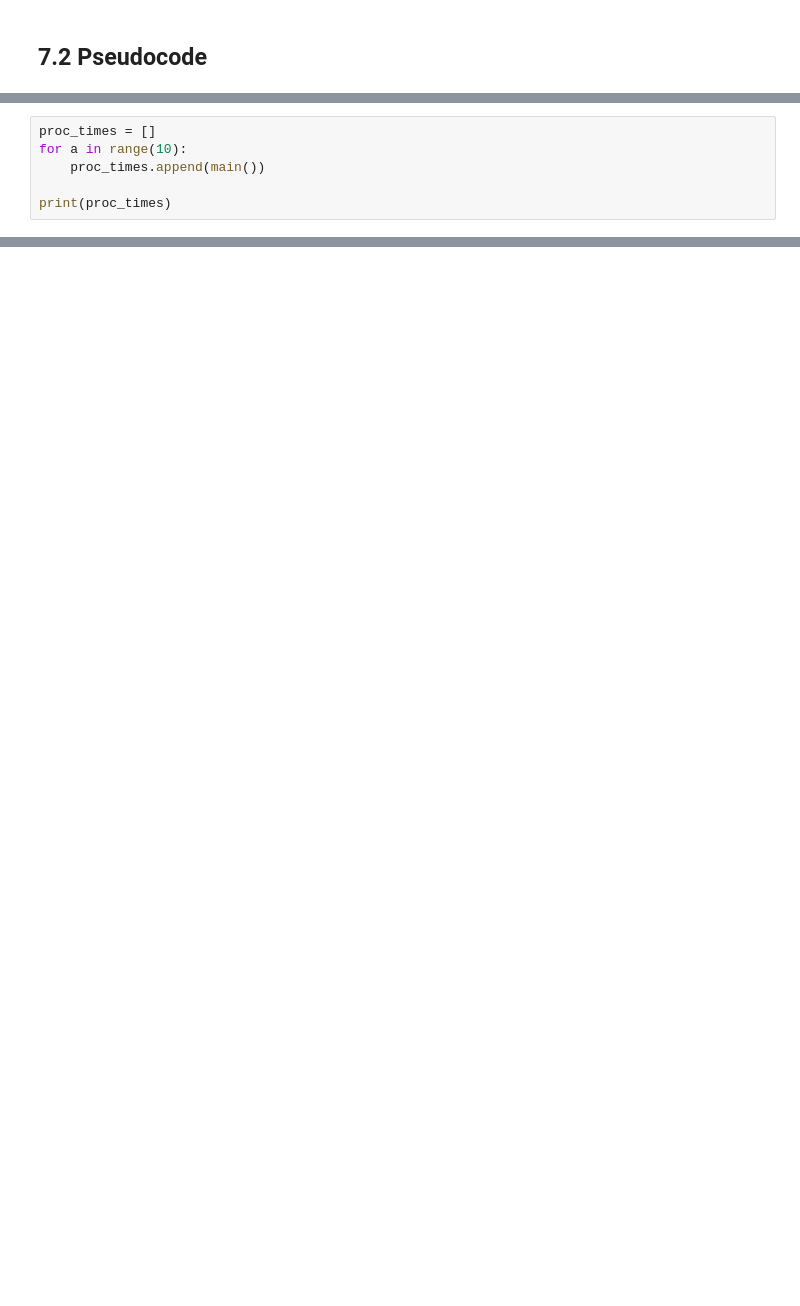
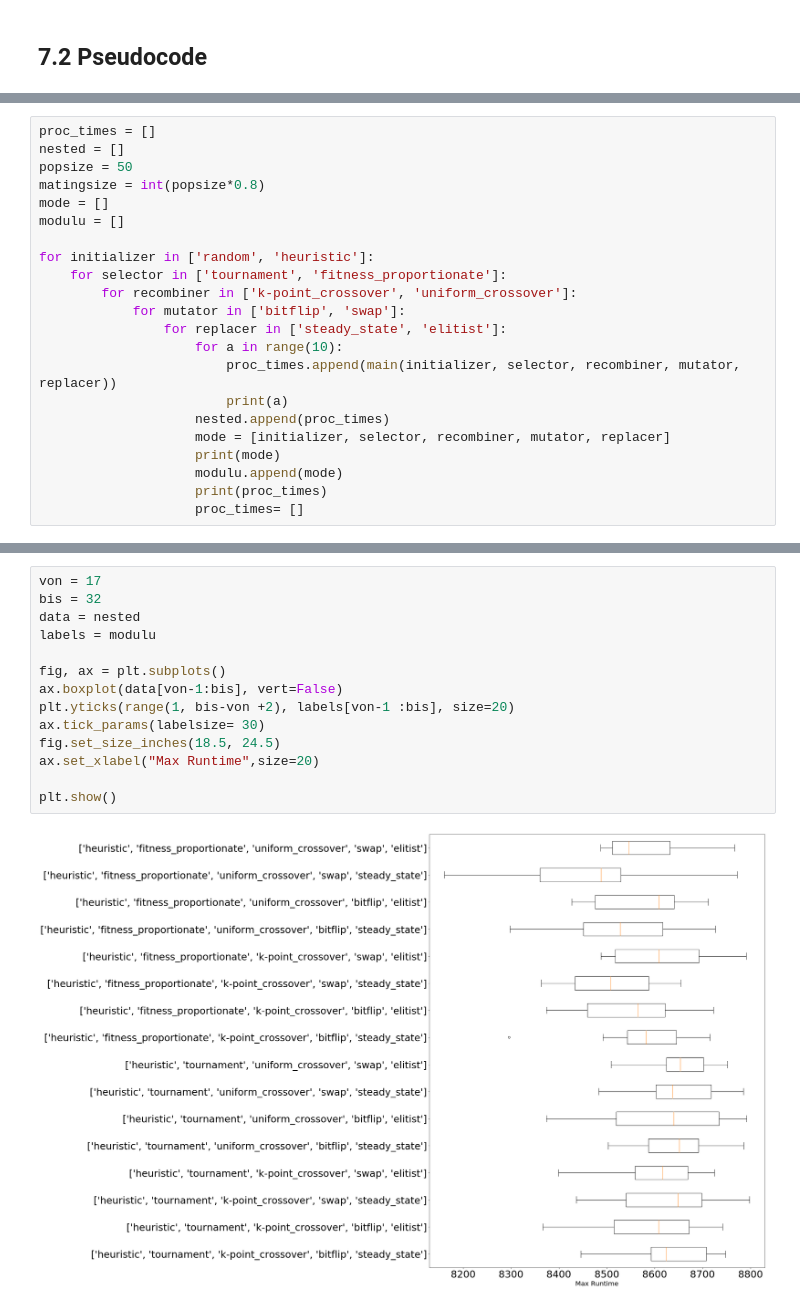
Before and after one commit to jakobhtml/NIA2, a Jupyter notebook: BasicGeneticAlgorithm.ipynb, the cells around one changed output, grey strips where cells are left out. Cells and saved outputs as stored; diff of their text form; blank space fills up the shorter version.

```diff
--- a/BasicGeneticAlgorithm.ipynb
+++ b/BasicGeneticAlgorithm.ipynb
@@ -385,9 +417,3 @@ def main():
             counter+=1
         #print(bestRuntime)
     return getBestRuntime(population)
-# %%
-proc_times = []
-for a in range(10):
-    proc_times.append(main())
-
-print(proc_times)
@@ -395,0 +450,22 @@ print(proc_times)
+# %%
+proc_times = []
+nested = []
+popsize = 50
+matingsize = int(popsize*0.8)
+mode = []
+modulu = []
+
+for initializer in ['random', 'heuristic']:
+    for selector in ['tournament', 'fitness_proportionate']:
+        for recombiner in ['k-point_crossover', 'uniform_crossover']:
+            for mutator in ['bitflip', 'swap']:
+                for replacer in ['steady_state', 'elitist']:
+                    for a in range(10):
+                        proc_times.append(main(initializer, selector, recombiner, mutator, replacer))
+                        print(a)
+                    nested.append(proc_times)
+                    mode = [initializer, selector, recombiner, mutator, replacer]
+                    print(mode)
+                    modulu.append(mode)
+                    print(proc_times)
+                    proc_times= []
@@ -395,0 +491,16 @@ print(proc_times)
+# %%
+von = 17
+bis = 32
+data = nested
+labels = modulu
+
+fig, ax = plt.subplots()
+ax.boxplot(data[von-1:bis], vert=False)
+plt.yticks(range(1, bis-von +2), labels[von-1 :bis], size=20)
+ax.tick_params(labelsize= 30)
+fig.set_size_inches(18.5, 24.5)
+ax.set_xlabel("Max Runtime",size=20)
+
+plt.show()
+# %% [output]
+[figure, added]
```
Also changed, not shown: parts of 14 cells of this notebook.
